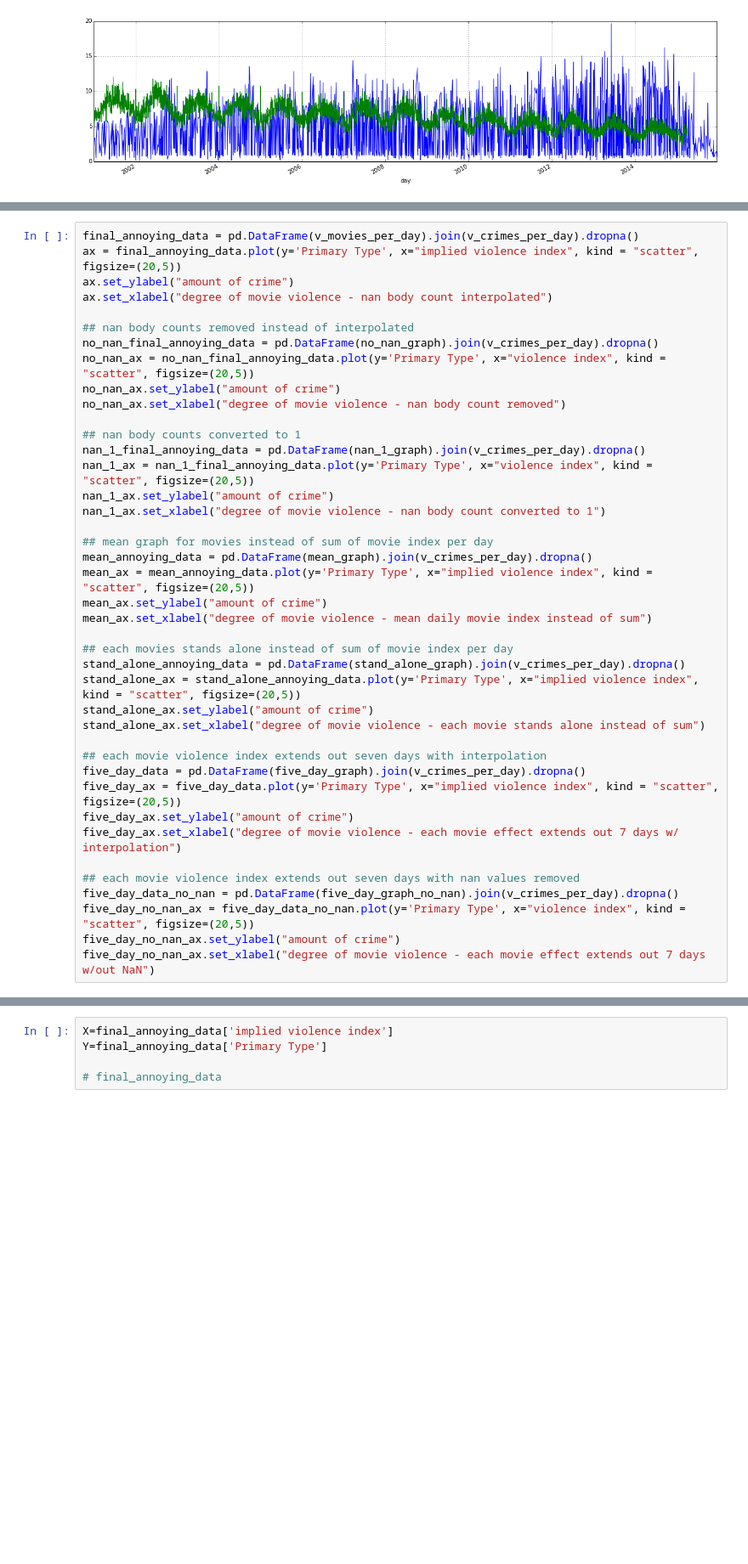
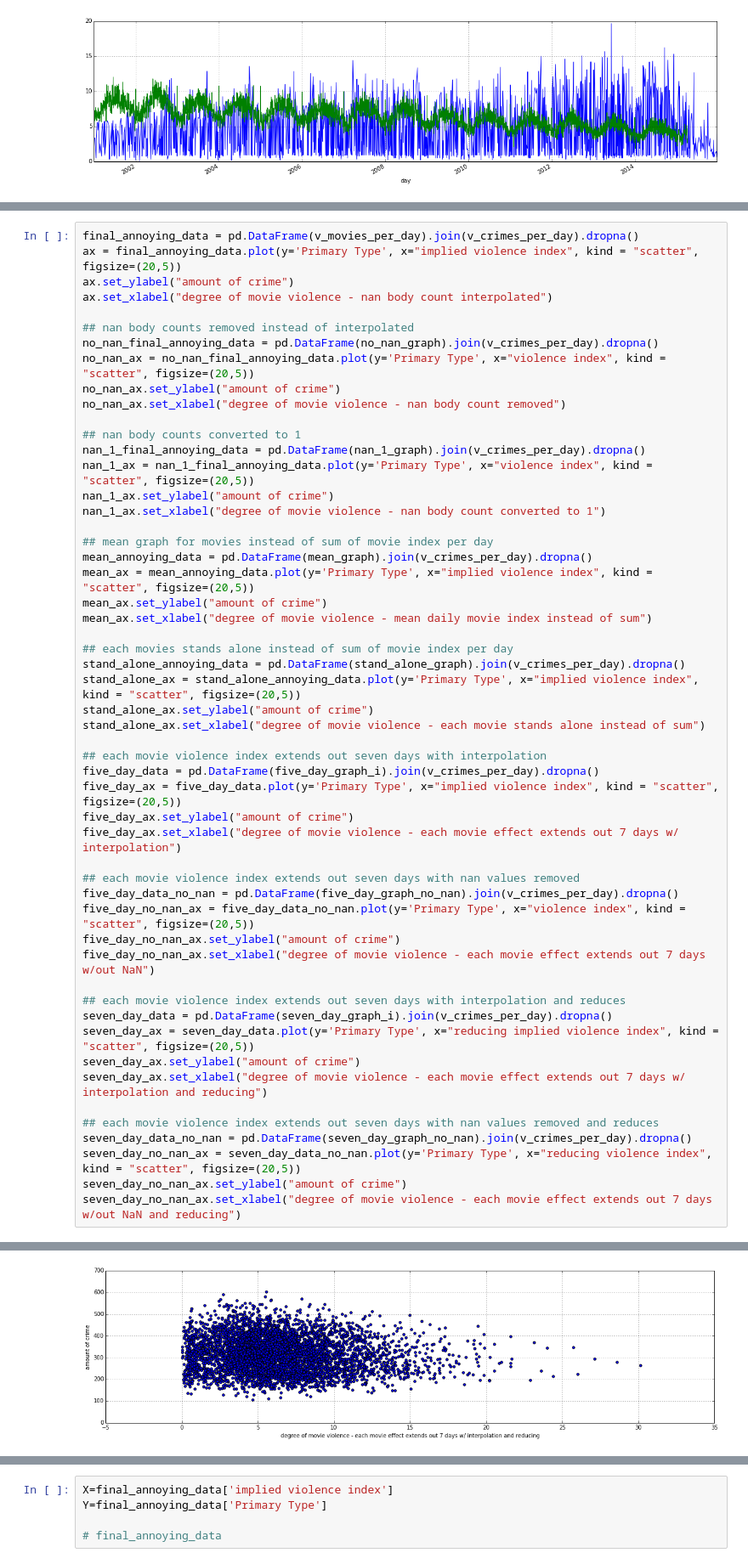
Before and after one commit to potatochip/movie_data_scraping, a Jupyter notebook: Violence_index_revised.ipynb, the cells around one changed output, grey strips where cells are left out. Shown at 85% size. Saved outputs shown, nothing was run; the diff lists cells and outputs as text; blank space fills up the shorter version.

```diff
--- a/Violence_index_revised.ipynb
+++ b/Violence_index_revised.ipynb
@@ -347,31 +368,44 @@ nan_1_ax.set_xlabel("degree of movie violence - nan body count converted to 1")
 mean_annoying_data = pd.DataFrame(mean_graph).join(v_crimes_per_day).dropna()
 mean_ax = mean_annoying_data.plot(y='Primary Type', x="implied violence index", kind = "scatter", figsize=(20,5))
 mean_ax.set_ylabel("amount of crime")
 mean_ax.set_xlabel("degree of movie violence - mean daily movie index instead of sum")
 
 ## each movies stands alone instead of sum of movie index per day
 stand_alone_annoying_data = pd.DataFrame(stand_alone_graph).join(v_crimes_per_day).dropna()
 stand_alone_ax = stand_alone_annoying_data.plot(y='Primary Type', x="implied violence index", kind = "scatter", figsize=(20,5))
 stand_alone_ax.set_ylabel("amount of crime")
 stand_alone_ax.set_xlabel("degree of movie violence - each movie stands alone instead of sum")
 
 ## each movie violence index extends out seven days with interpolation
-five_day_data = pd.DataFrame(five_day_graph).join(v_crimes_per_day).dropna()
+five_day_data = pd.DataFrame(five_day_graph_i).join(v_crimes_per_day).dropna()
 five_day_ax = five_day_data.plot(y='Primary Type', x="implied violence index", kind = "scatter", figsize=(20,5))
 five_day_ax.set_ylabel("amount of crime")
 five_day_ax.set_xlabel("degree of movie violence - each movie effect extends out 7 days w/ interpolation")
 
 ## each movie violence index extends out seven days with nan values removed
 five_day_data_no_nan = pd.DataFrame(five_day_graph_no_nan).join(v_crimes_per_day).dropna()
 five_day_no_nan_ax = five_day_data_no_nan.plot(y='Primary Type', x="violence index", kind = "scatter", figsize=(20,5))
 five_day_no_nan_ax.set_ylabel("amount of crime")
 five_day_no_nan_ax.set_xlabel("degree of movie violence - each movie effect extends out 7 days w/out NaN")
+
+## each movie violence index extends out seven days with interpolation and reduces
+seven_day_data = pd.DataFrame(seven_day_graph_i).join(v_crimes_per_day).dropna()
+seven_day_ax = seven_day_data.plot(y='Primary Type', x="reducing implied violence index", kind = "scatter", figsize=(20,5))
+seven_day_ax.set_ylabel("amount of crime")
+seven_day_ax.set_xlabel("degree of movie violence - each movie effect extends out 7 days w/ interpolation and reducing")
+
+## each movie violence index extends out seven days with nan values removed and reduces
+seven_day_data_no_nan = pd.DataFrame(seven_day_graph_no_nan).join(v_crimes_per_day).dropna()
+seven_day_no_nan_ax = seven_day_data_no_nan.plot(y='Primary Type', x="reducing violence index", kind = "scatter", figsize=(20,5))
+seven_day_no_nan_ax.set_ylabel("amount of crime")
+seven_day_no_nan_ax.set_xlabel("degree of movie violence - each movie effect extends out 7 days w/out NaN and reducing")
 # %% [output]
 <matplotlib.text.Text at 0x...>
 [figure]
 [figure]
 [figure]
 [figure]
 [figure]
 [figure]
 [figure]
+[figure, added]
```
Also changed, not shown: parts of 10 cells of this notebook.
